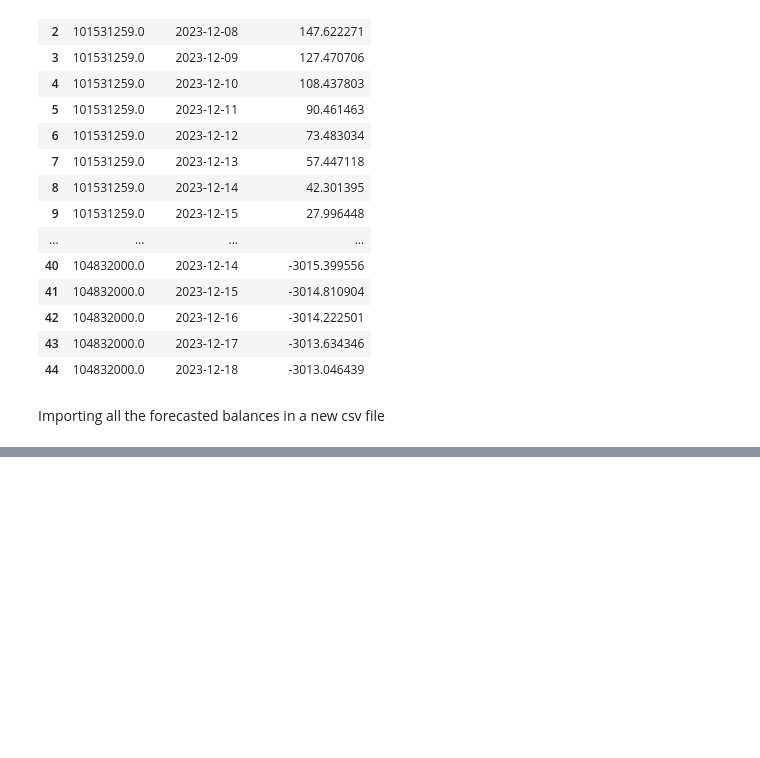
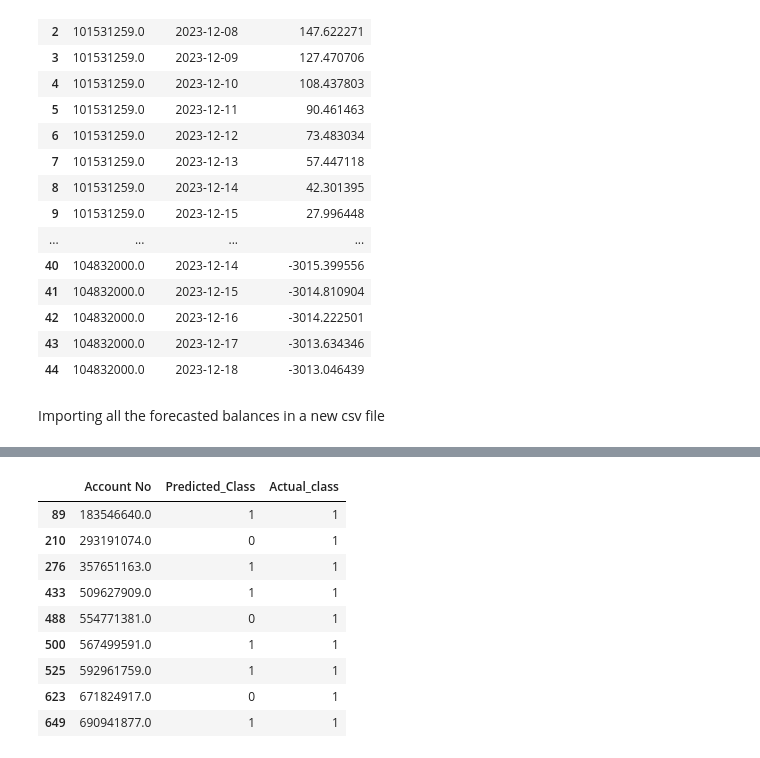
Before and after one commit to UoB-DSMP-2023-24/dsmp-2024-group-35, a Jupyter notebook: DSMP_DS2.ipynb, the cells around one changed output, grey strips where cells are left out. Drawn from its saved outputs; the diff is of its cells as text; code cells hidden in the pictures; blank space fills up the shorter version.

Commit message:
Implemented Churn predicion with CatBoost Gradient Boosting and saving the predictions into a CSV file

```diff
--- a/DSMP_DS2.ipynb
+++ b/DSMP_DS2.ipynb
@@ -522,0 +556,19 @@ forecasts.to_csv("forecasts.csv")
+# %%
+#Scaling features
+scaler = StandardScaler()
+features_scaled = scaler.fit_transform(features_imputed)
+
+#Split the data into training and test sets using 80-20 split
+X_train, X_test, y_train, y_test = train_test_split(features_scaled, labels, test_size=0.2, random_state=42)
+
+
+catboost_model = CatBoostClassifier(
+    iterations=1000,
+    l2_leaf_reg=3,
+    learning_rate=0.1,
+    depth=3,
+    eval_metric='AUC',
+    verbose=200,
+    class_weights=[0.5, 40]   #calculated class_Weights by seeing the imbalance in the data
+)
+catboost_model.fit(X_train, y_train, eval_set=(X_test, y_test), use_best_model=True)
@@ -522,0 +588,4 @@ forecasts.to_csv("forecasts.csv")
+# %%
+#Making predictions for the full dataset
+full_predictions = catboost_model.predict(features_scaled)
+df['Predicted_Class'] = full_predictions
@@ -522,0 +605,12 @@ forecasts.to_csv("forecasts.csv")
+# %%
+#Grouping predictions by account as there are multiple records for an account, therefore grouping them so that we can have 1 value
+final_predictions = df.groupby('Account No').agg({
+    'Predicted_Class': lambda x: x.value_counts().idxmax(),  # Most frequent prediction
+    'Churn': 'first'  #Fetches the first instance of churn status (it does not matter as whether the account was churned or not would be
+    #same accross for the account no)
+}).reset_index()
+
+final_predictions.rename(columns={"Churn":"Actual_class"},inplace= True)
+
+final_predictions.to_csv('final_churn_predictions.csv', index=False)
+print("Predictions for distinct accounts with actuals have been saved to 'final_churn_predictions.csv'.")
@@ -522,0 +637,13 @@ forecasts.to_csv("forecasts.csv")
+# %%
+final_predictions.loc[final_predictions['Actual_class'] == 1]
+# %% [output]
+|  | Account No | Predicted_Class | Actual_class |
+| 89 | 183546640.0 | 1 | 1 |
+| 210 | 293191074.0 | 0 | 1 |
+| 276 | 357651163.0 | 1 | 1 |
+| 433 | 509627909.0 | 1 | 1 |
+| 488 | 554771381.0 | 0 | 1 |
+| 500 | 567499591.0 | 1 | 1 |
+| 525 | 592961759.0 | 1 | 1 |
+| 623 | 671824917.0 | 0 | 1 |
+| 649 | 690941877.0 | 1 | 1 |
```
Also changed, not shown: parts of 11 cells of this notebook, 1 other file.
